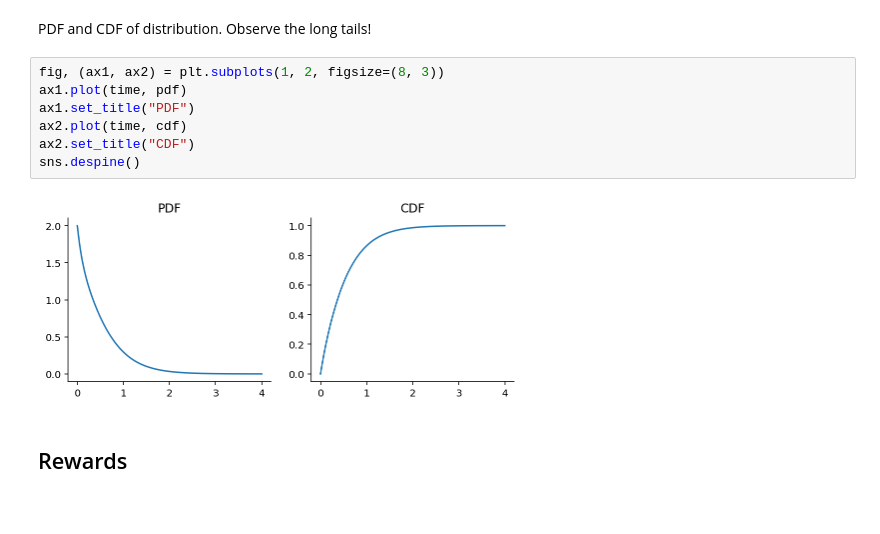
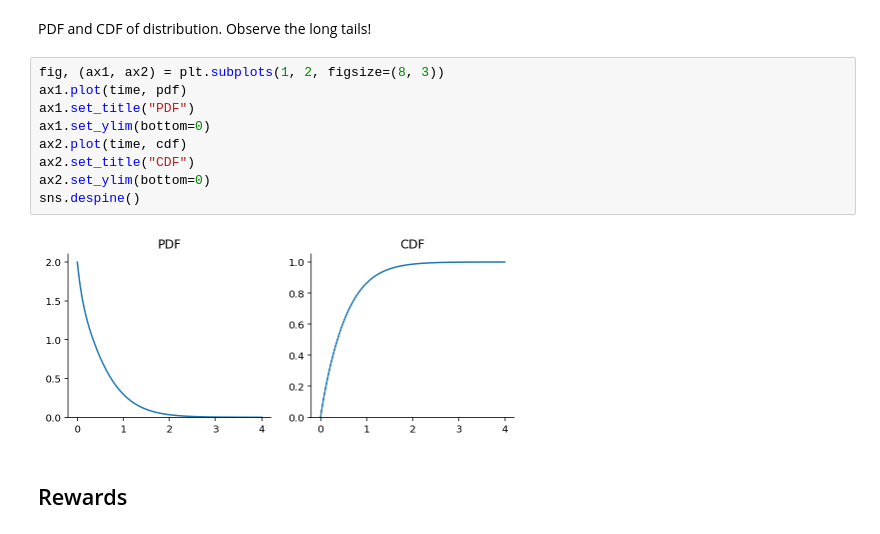
Before and after one commit to munch-group/PtDAlgorithms, a Jupyter notebook: examples/full_python_api_example.ipynb, the cells around one changed output. Saved outputs shown, nothing was run; the diff lists cells and outputs as text.

```diff
--- a/examples/full_python_api_example.ipynb
+++ b/examples/full_python_api_example.ipynb
@@ -255,11 +257,13 @@ PDF and CDF of distribution. Observe the long tails!
 # %%
 fig, (ax1, ax2) = plt.subplots(1, 2, figsize=(8, 3))
 ax1.plot(time, pdf)
 ax1.set_title("PDF")
+ax1.set_ylim(bottom=0)
 ax2.plot(time, cdf)
 ax2.set_title("CDF")
+ax2.set_ylim(bottom=0)
 sns.despine()
 # %% [output]
-[figure, old version]
+[figure, new version]
 # %% [markdown]
 ## Rewards
```
Also changed, not shown: parts of 28 cells of this notebook, 2 other files.
